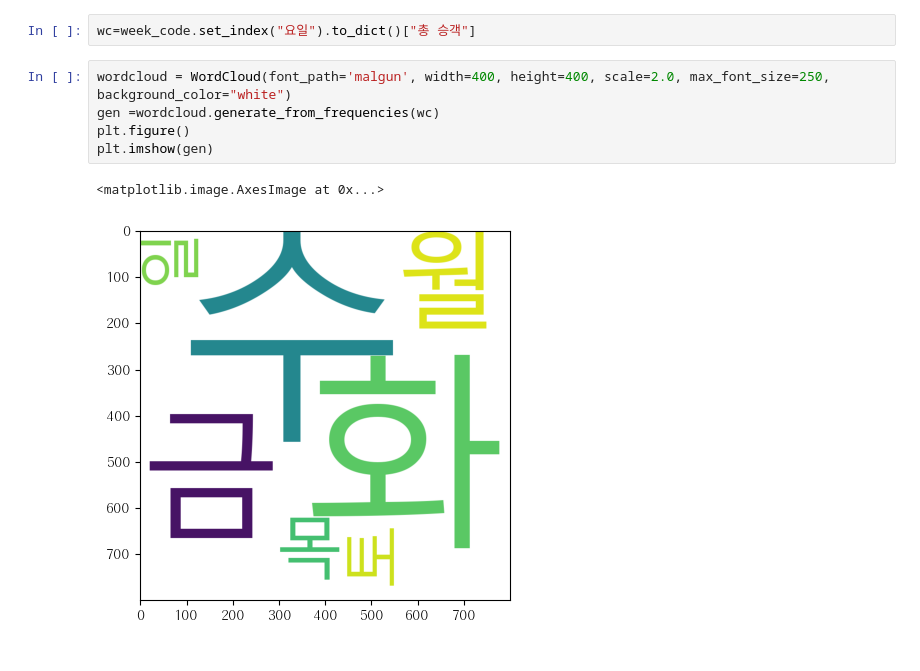
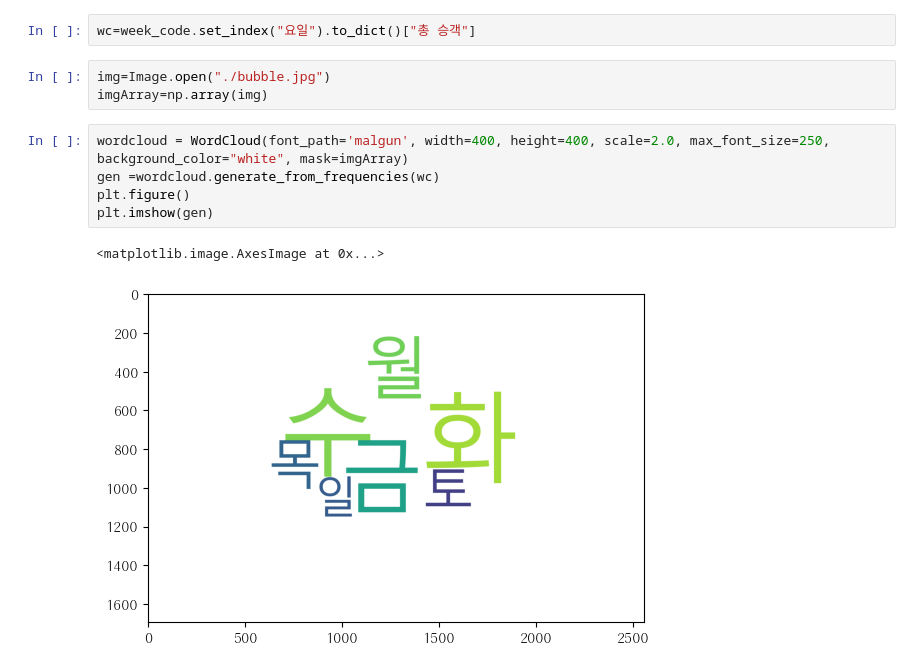
Before and after one commit to woorain20/2022-rainy, a Jupyter notebook: python/Quest/요일별 분석.ipynb, the cells around one changed output. Drawn from its saved outputs; the diff is of its cells as text.

```diff
--- a/python/Quest/요일별 분석.ipynb
+++ b/python/Quest/요일별 분석.ipynb
@@ -202,10 +209,13 @@ week_code
 # %%
 wc=week_code.set_index("요일").to_dict()["총 승객"]
+# %%
+img=Image.open("./bubble.jpg")
+imgArray=np.array(img)
 # %%
-wordcloud = WordCloud(font_path='malgun', width=400, height=400, scale=2.0, max_font_size=250, background_color="white")
+wordcloud = WordCloud(font_path='malgun', width=400, height=400, scale=2.0, max_font_size=250, background_color="white", mask=imgArray)
 gen =wordcloud.generate_from_frequencies(wc)
 plt.figure()
 plt.imshow(gen)
 # %% [output]
 <matplotlib.image.AxesImage at 0x...>
-[figure, old version]
+[figure, new version]
```
Also changed, not shown: parts of 5 cells of this notebook, 15 other files.
